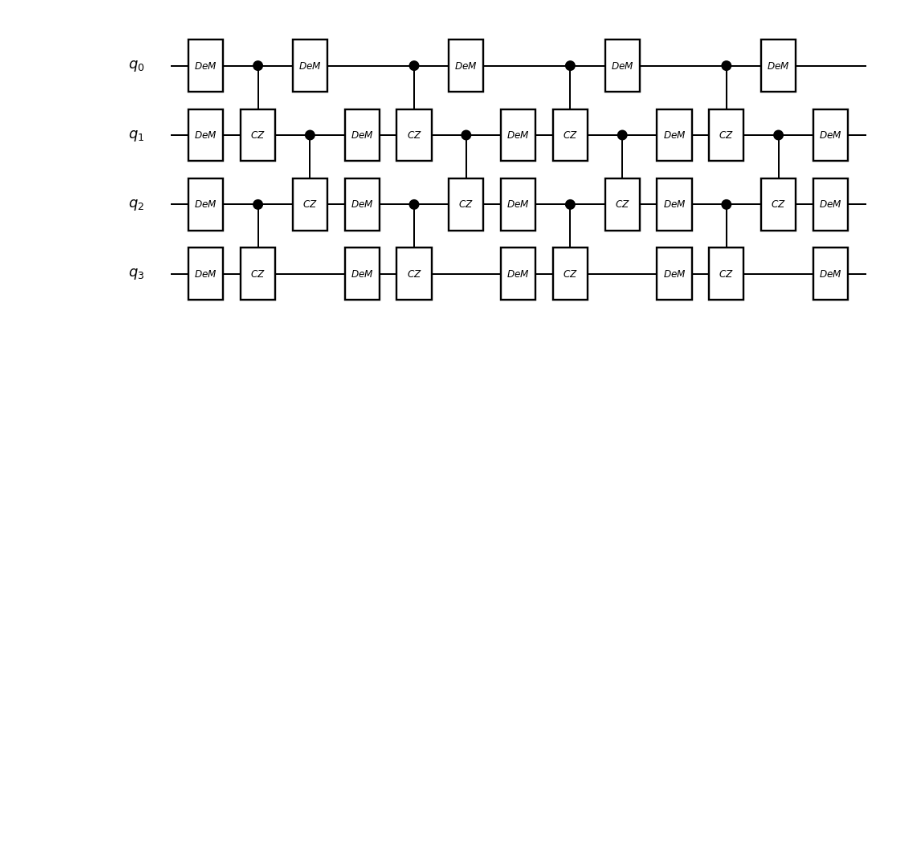
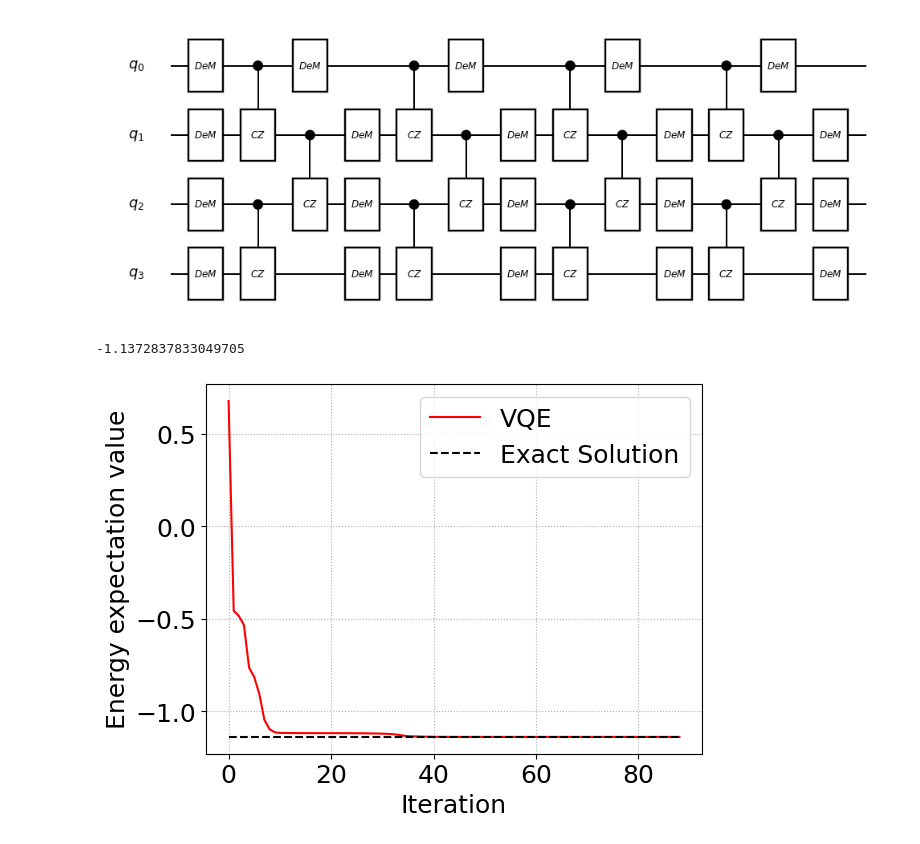
Before and after one commit to SYen-qc/Quantum_computing, a Jupyter notebook: VQE.ipynb, the cells around one changed output. Drawn from its saved outputs; the diff is of its cells as text; code cells hidden in the pictures; blank space fills up the shorter version.

```diff
--- a/VQE.ipynb
+++ b/VQE.ipynb
@@ -51,3 +67,22 @@ circuit_drawer(he_ansatz_circuit(n_qubit, depth, theta_list_test), "mpl")
+# %%
+init_theta_list = np.random.random(2*n_qubit*(depth+1))*1e-1
+method = "BFGS"
+opt_test = minimize(cost, init_theta_list, method=method)
+
+print(opt_test.fun)
+# %% [output]
+-1.1372837833049705
+# %%
+plt.rcParams["font.size"] = 18
+plt.plot(cost_history, color="red", label="VQE")
+plt.plot(range(len(cost_history)), [molecule.fci_energy]*len(cost_history), linestyle="dashed", color="black", label="Exact Solution")
+plt.xlabel("Iteration")
+plt.ylabel("Energy expectation value")
+plt.grid(linestyle='dotted')
+plt.legend()
+plt.show()
+# %% [output]
+[figure, added]
 # %%
 number = 41
 r_initial = 0.3
```
Also changed, not shown: parts of 6 cells of this notebook.
